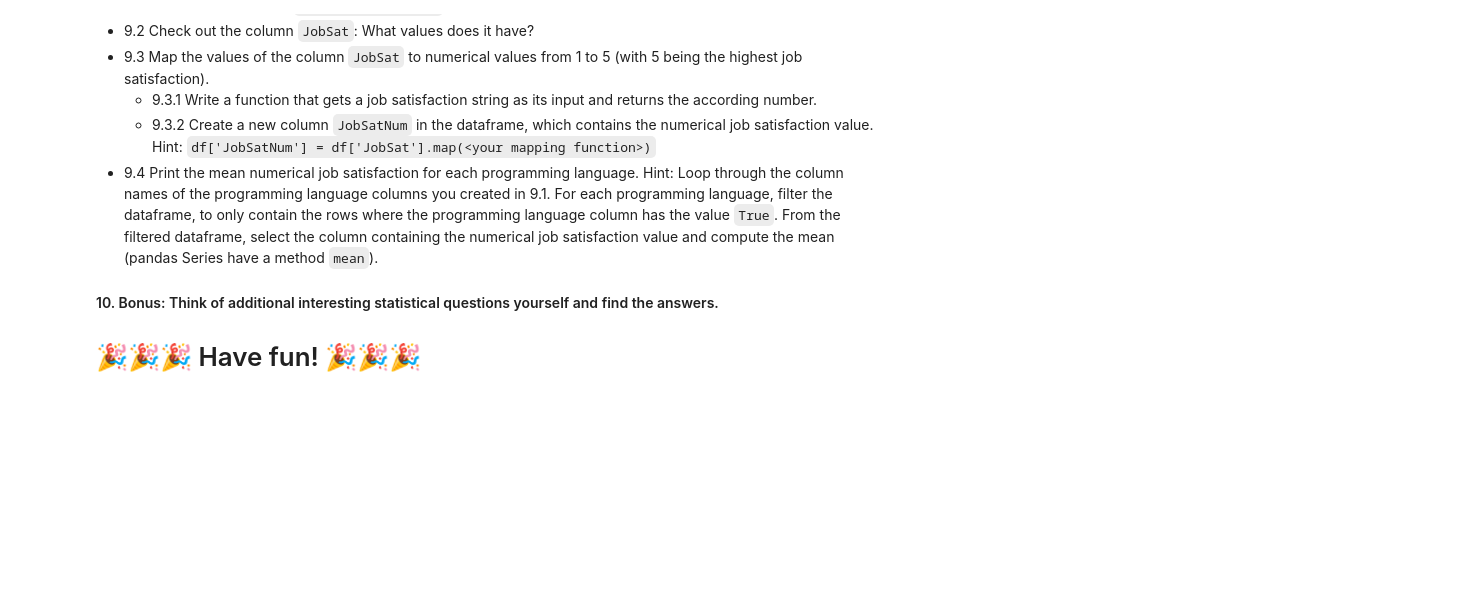
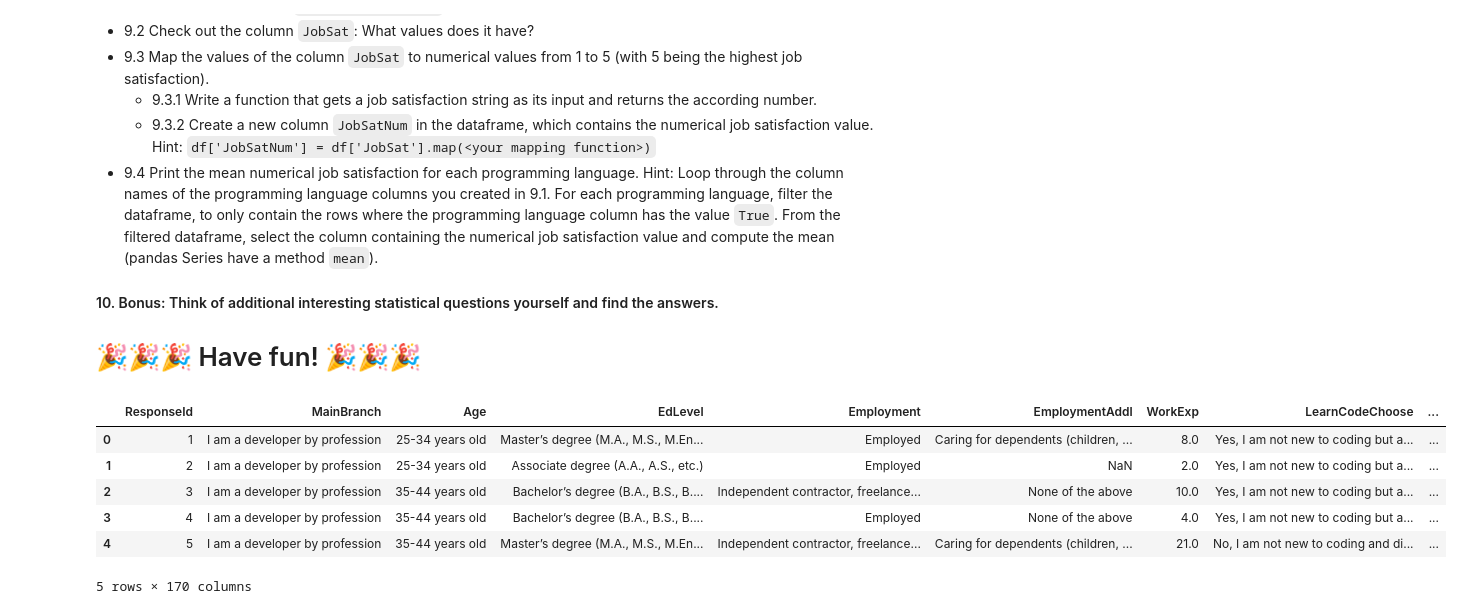
Before and after one commit to isnirp/intro-py, a Jupyter notebook: final_project_data_science.ipynb, the cells around one changed output. Cells and saved outputs as stored; diff of their text form; code cells hidden in the pictures; blank space fills up the shorter version.

```diff
--- a/final_project_data_science.ipynb
+++ b/final_project_data_science.ipynb
@@ -71,19 +71,3 @@ def expand_column(df, col):
         )
 
     return df
-# %%
-import pandas as pd
-
-# if missing: pip install plotly
-import plotly.express as px
-
-# increase the number of rows that are shown
-pd.set_option("display.max_rows", 100)
-
-# increase the number of columns that are shown
-pd.set_option(
-    "display.max_columns", 100
-)
-
-# don't truncate columns
-pd.set_option("display.max_colwidth", None)
@@ -91,0 +76,17 @@ df = pd.read_csv("developer_survey_2020/survey_results_public.csv")
+# %%
+#Load the survey data into a pandas dataframe and display it.
+#How many rows does the table have and which columns are present?
+#Hint: `df.columns` shows a list of columns
+
+#### 4. Load the *schema* table into a pandas dataframe and display it. -> Skim the column descriptions to get familiar with the data.
+df = pd.read_csv("survey_results_public.csv")
+#when you want to display a data you write df.head() and it will give you first 5 rows, if you want more add a number in the braket
+df.head()
+# %% [output]
+|  | ResponseId | MainBranch | Age | EdLevel | Employment | EmploymentAddl | WorkExp | LearnCodeChoose | ... |
+| 0 | 1 | I am a developer by profession | 25-34 years old | Master’s degree (M.A., M.S., M.En... | Employed | Caring for dependents (children, ... | 8.0 | Yes, I am not new to coding but a... | ... |
+| 1 | 2 | I am a developer by profession | 25-34 years old | Associate degree (A.A., A.S., etc.) | Employed | NaN | 2.0 | Yes, I am not new to coding but a... | ... |
+| 2 | 3 | I am a developer by profession | 35-44 years old | Bachelor’s degree (B.A., B.S., B.... | Independent contractor, freelance... | None of the above | 10.0 | Yes, I am not new to coding but a... | ... |
+| 3 | 4 | I am a developer by profession | 35-44 years old | Bachelor’s degree (B.A., B.S., B.... | Employed | None of the above | 4.0 | Yes, I am not new to coding but a... | ... |
+| 4 | 5 | I am a developer by profession | 35-44 years old | Master’s degree (M.A., M.S., M.En... | Independent contractor, freelance... | Caring for dependents (children, ... | 21.0 | No, I am not new to coding and di... | ... |
+5 rows × 170 columns
```
Also changed, not shown: parts of 4 cells of this notebook.
